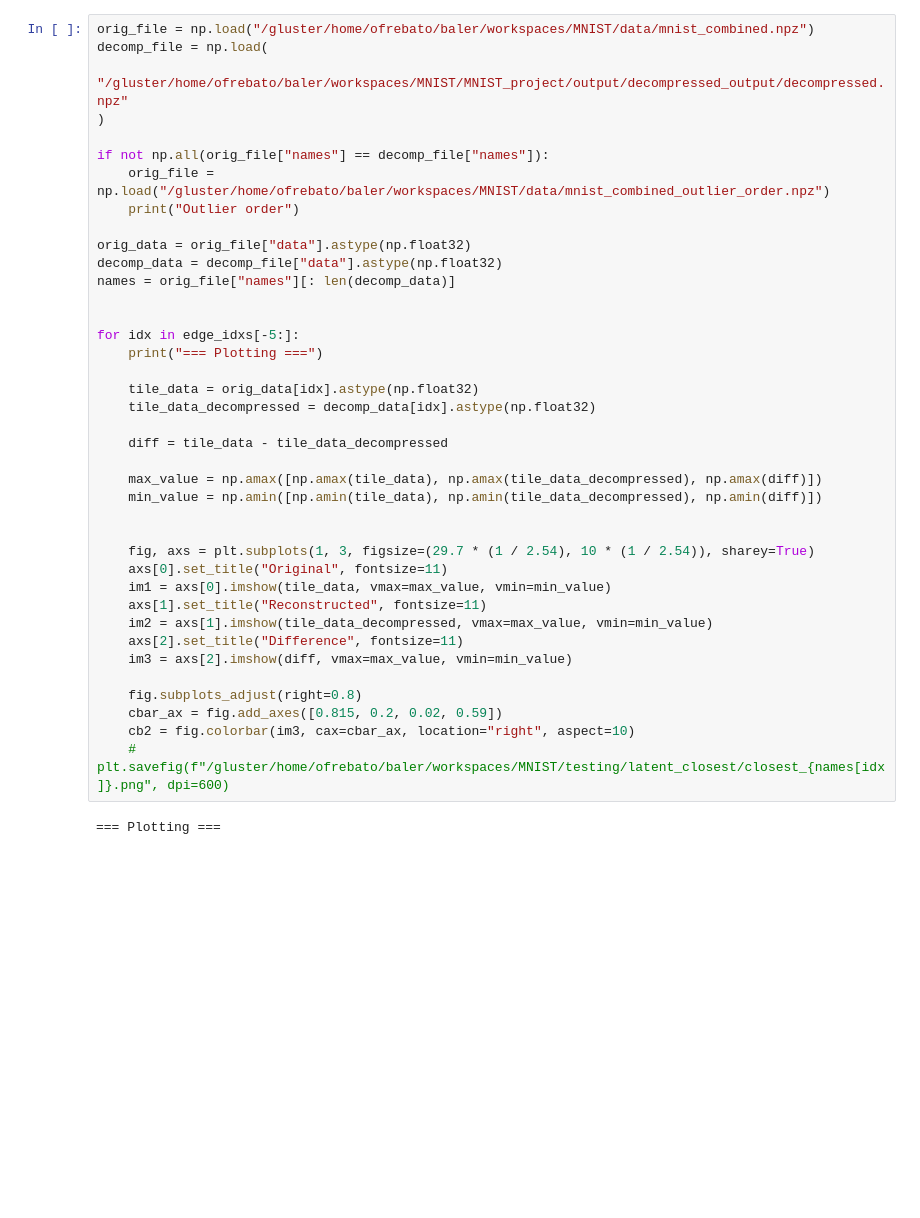
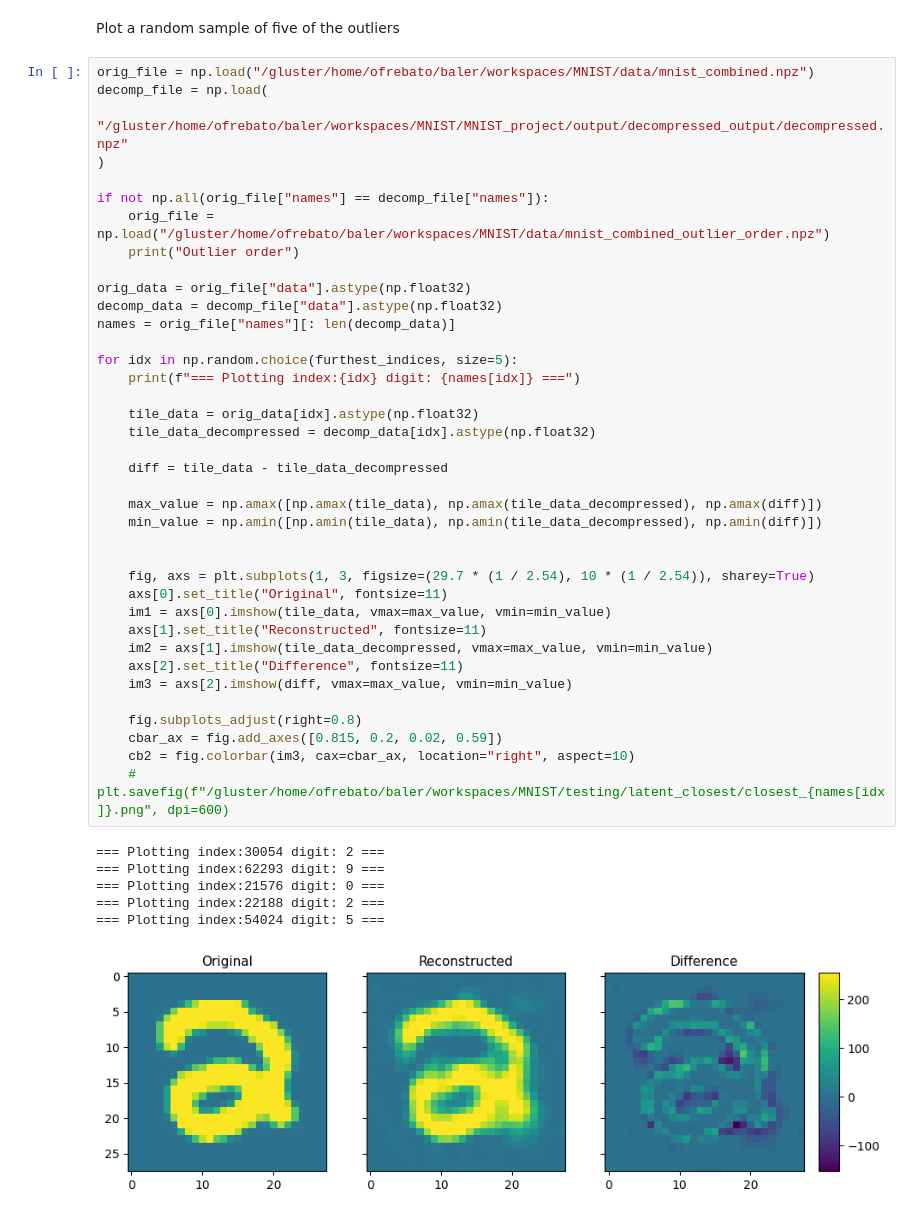
Before and after one commit to OscarrrFuentes/baler, a Jupyter notebook: workspaces/MNIST/testing/latent_space_outliers.ipynb, the cells around one changed output. Saved outputs shown, nothing was run; the diff lists cells and outputs as text; blank space fills up the shorter version.

```diff
--- a/workspaces/MNIST/testing/latent_space_outliers.ipynb
+++ b/workspaces/MNIST/testing/latent_space_outliers.ipynb
@@ -155,3 +163,5 @@ numpy mean: 0.005s
+# %% [markdown]
+Plot a random sample of five of the outliers
 # %%
 orig_file = np.load("/gluster/home/ofrebato/baler/workspaces/MNIST/data/mnist_combined.npz")
 decomp_file = np.load(
@@ -162,34 +172,38 @@ if not np.all(orig_file["names"] == decomp_file["names"]):
     orig_file = np.load("/gluster/home/ofrebato/baler/workspaces/MNIST/data/mnist_combined_outlier_order.npz")
     print("Outlier order")
 
 orig_data = orig_file["data"].astype(np.float32)
 decomp_data = decomp_file["data"].astype(np.float32)
 names = orig_file["names"][: len(decomp_data)]
 
-
-for idx in edge_idxs[-5:]:
-    print("=== Plotting ===")
+for idx in np.random.choice(furthest_indices, size=5):
+    print(f"=== Plotting index:{idx} digit: {names[idx]} ===")
 
     tile_data = orig_data[idx].astype(np.float32)
     tile_data_decompressed = decomp_data[idx].astype(np.float32)
 
     diff = tile_data - tile_data_decompressed
 
     max_value = np.amax([np.amax(tile_data), np.amax(tile_data_decompressed), np.amax(diff)])
     min_value = np.amin([np.amin(tile_data), np.amin(tile_data_decompressed), np.amin(diff)])
 
 
     fig, axs = plt.subplots(1, 3, figsize=(29.7 * (1 / 2.54), 10 * (1 / 2.54)), sharey=True)
     axs[0].set_title("Original", fontsize=11)
     im1 = axs[0].imshow(tile_data, vmax=max_value, vmin=min_value)
     axs[1].set_title("Reconstructed", fontsize=11)
     im2 = axs[1].imshow(tile_data_decompressed, vmax=max_value, vmin=min_value)
     axs[2].set_title("Difference", fontsize=11)
     im3 = axs[2].imshow(diff, vmax=max_value, vmin=min_value)
 
     fig.subplots_adjust(right=0.8)
     cbar_ax = fig.add_axes([0.815, 0.2, 0.02, 0.59])
     cb2 = fig.colorbar(im3, cax=cbar_ax, location="right", aspect=10)
     # plt.savefig(f"/gluster/home/ofrebato/baler/workspaces/MNIST/testing/latent_closest/closest_{names[idx]}.png", dpi=600)
 # %% [output]
-=== Plotting ===
+=== Plotting index:30054 digit: 2 ===
+=== Plotting index:62293 digit: 9 ===
+=== Plotting index:21576 digit: 0 ===
+=== Plotting index:22188 digit: 2 ===
+=== Plotting index:54024 digit: 5 ===
+[figure, added]
```
Also changed, not shown: parts of 15 cells of this notebook.
